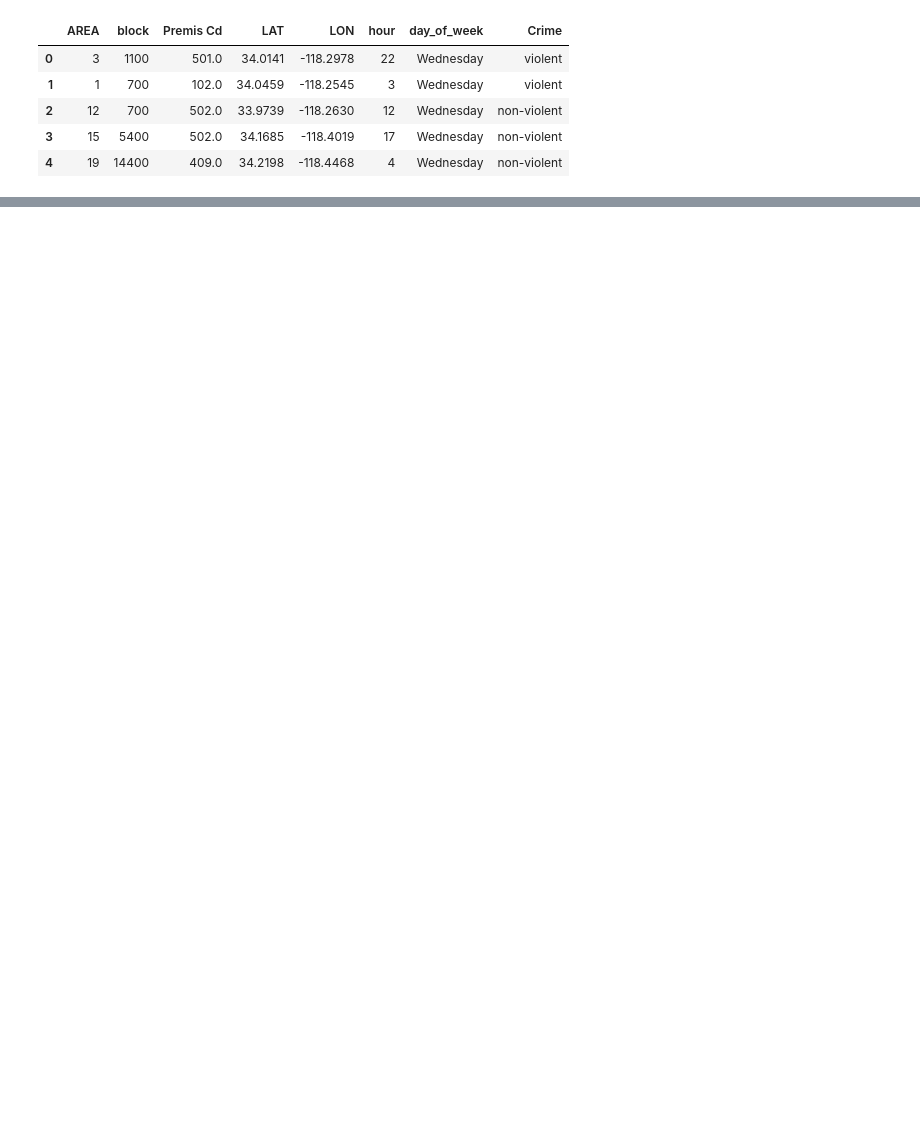
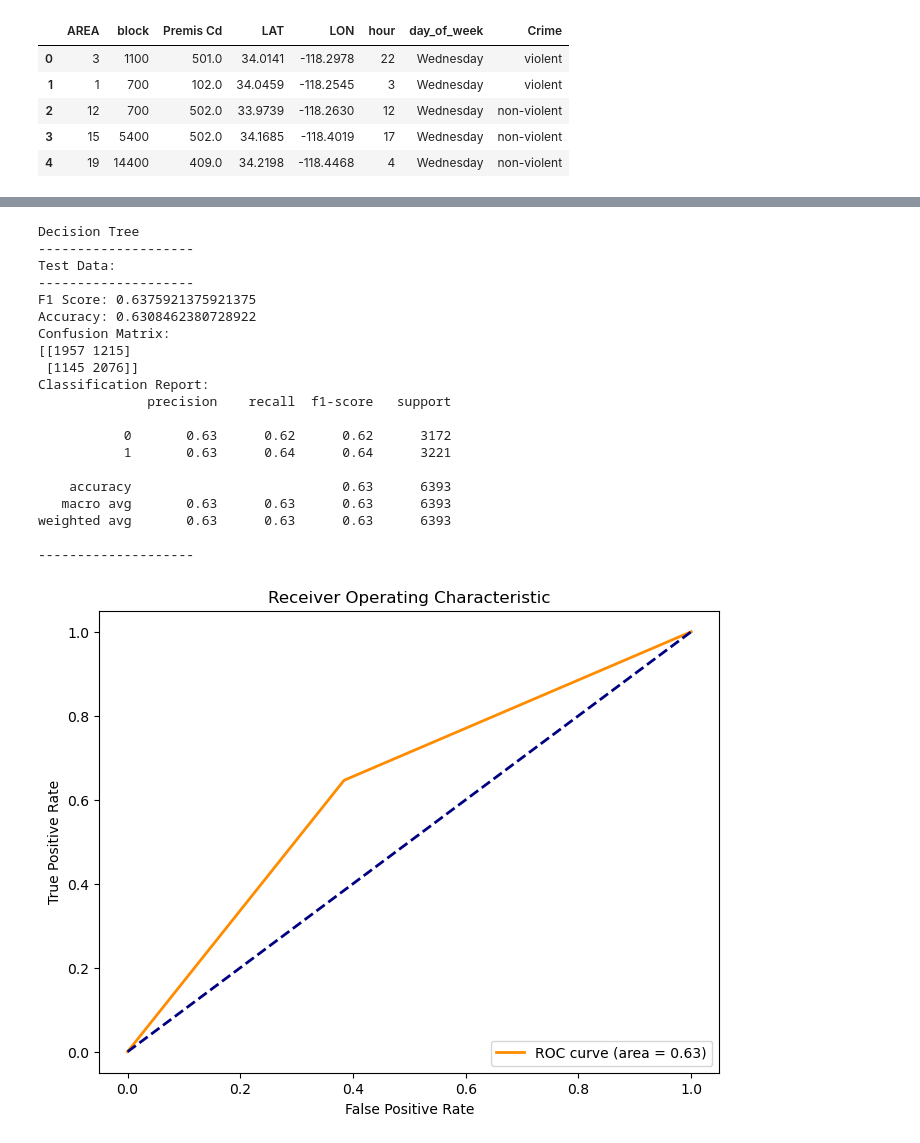
Before and after one commit to 2023396RachelMaeLademora/Machine-Learning_CA1, a Jupyter notebook: CA1 Group Machine Learning.ipynb, the cells around one changed output, grey strips where cells are left out. Drawn from its saved outputs; the diff is of its cells as text; code cells hidden in the pictures; blank space fills up the shorter version.

```diff
--- a/CA1 Group Machine Learning.ipynb
+++ b/CA1 Group Machine Learning.ipynb
@@ -421,0 +564,27 @@ y = df['Crime']
+# %%
+print("\nDecision Tree")
+print("-" * 20)
+dtc = DecisionTreeClassifier()
+model(dtc, X_train, y_train, X_test, y_test)
+# %% [output]
+Decision Tree
+--------------------
+Test Data:
+--------------------
+F1 Score: 0.6375921375921375
+Accuracy: 0.6308462380728922
+Confusion Matrix:
+[[1957 1215]
+ [1145 2076]]
+Classification Report:
+              precision    recall  f1-score   support
+
+           0       0.63      0.62      0.62      3172
+           1       0.63      0.64      0.64      3221
+
+    accuracy                           0.63      6393
+   macro avg       0.63      0.63      0.63      6393
+weighted avg       0.63      0.63      0.63      6393
+
+--------------------
+[figure, added]
```
Also changed, not shown: parts of 45 cells of this notebook.
